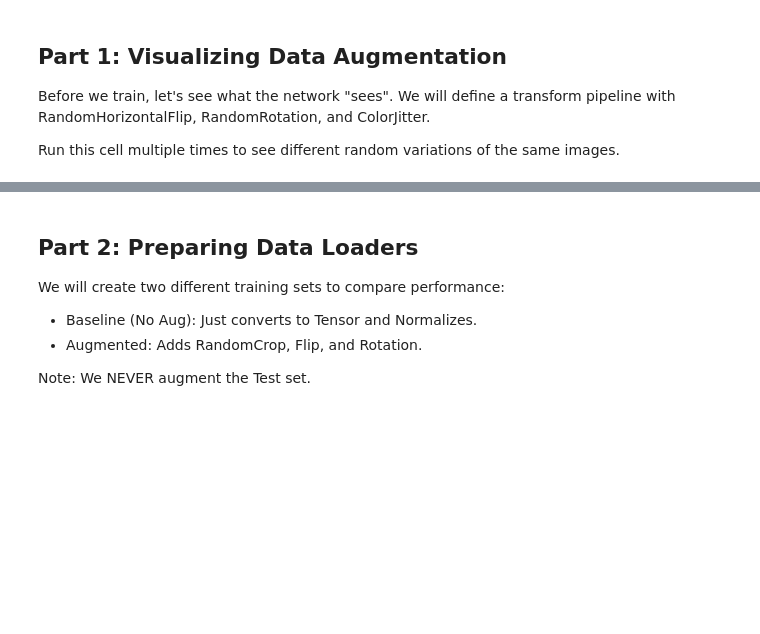
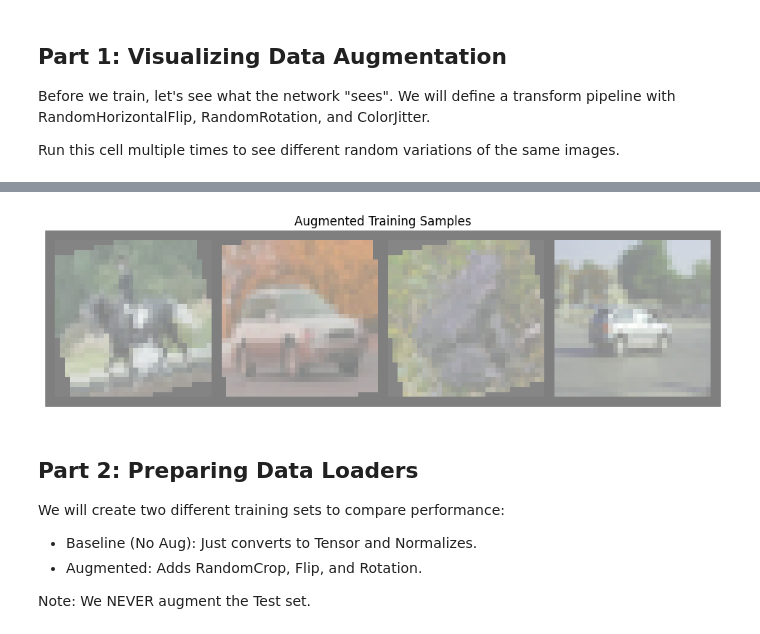
Before and after one commit to bberrium/Picsart-Academy, a Jupyter notebook: Phase 3/DL/notebooks/CV_and_Convolutional_Neural_Networks.ipynb, the cells around one changed output, grey strips where cells are left out. Drawn from its saved outputs; the diff is of its cells as text; code cells hidden in the pictures; blank space fills up the shorter version.

Commit message:
Add initial markdown documentation for Convolutional Neural Networks and include CIFAR-10 dataset for training

```diff
--- a/Phase 3/DL/notebooks/CV_and_Convolutional_Neural_Networks.ipynb
+++ b/Phase 3/DL/notebooks/CV_and_Convolutional_Neural_Networks.ipynb
@@ -172,3 +230,28 @@ plt.show()
+# %%
+# Define a temporary transform just for visualization
+viz_transform = transforms.Compose([
+    # transforms.Resize((224, 224)), # <-- Comment this out! Keep it 32x32 for blazing fast checks
+    transforms.RandomHorizontalFlip(p=0.5),
+    transforms.RandomRotation(15),
+    transforms.ColorJitter(brightness=0.2, contrast=0.2, saturation=0.2, hue=0.1),
+    transforms.ToTensor(),
+])
+
+# Load the local data (download=True will now instantly see the file and skip the internet)
+vizset = torchvision.datasets.CIFAR10(root='/home/blueberry/.cache/kagglehub/datasets/xusaiai/cifar-10-pythontargz/versions/1', train=True,
+                                        download=False, transform=viz_transform)
+vizloader = torch.utils.data.DataLoader(vizset, batch_size=4, shuffle=True)
+
+# This will now execute instantly
+dataiter = iter(vizloader)
+images, labels = next(dataiter)
+
+# Show images (we can scale the plot figure size up instead of the raw image pixels)
+plt.figure(figsize=(12, 6))
+imshow(torchvision.utils.make_grid(images, padding=2), title="Augmented Training Samples")
+plt.show()
+# %% [output]
+[figure, added]
 # %% [markdown]
 ## Part 2: Preparing Data Loaders
 We will create two different training sets to compare performance:
```
Also changed, not shown: parts of 9 cells of this notebook, 5 other files.
